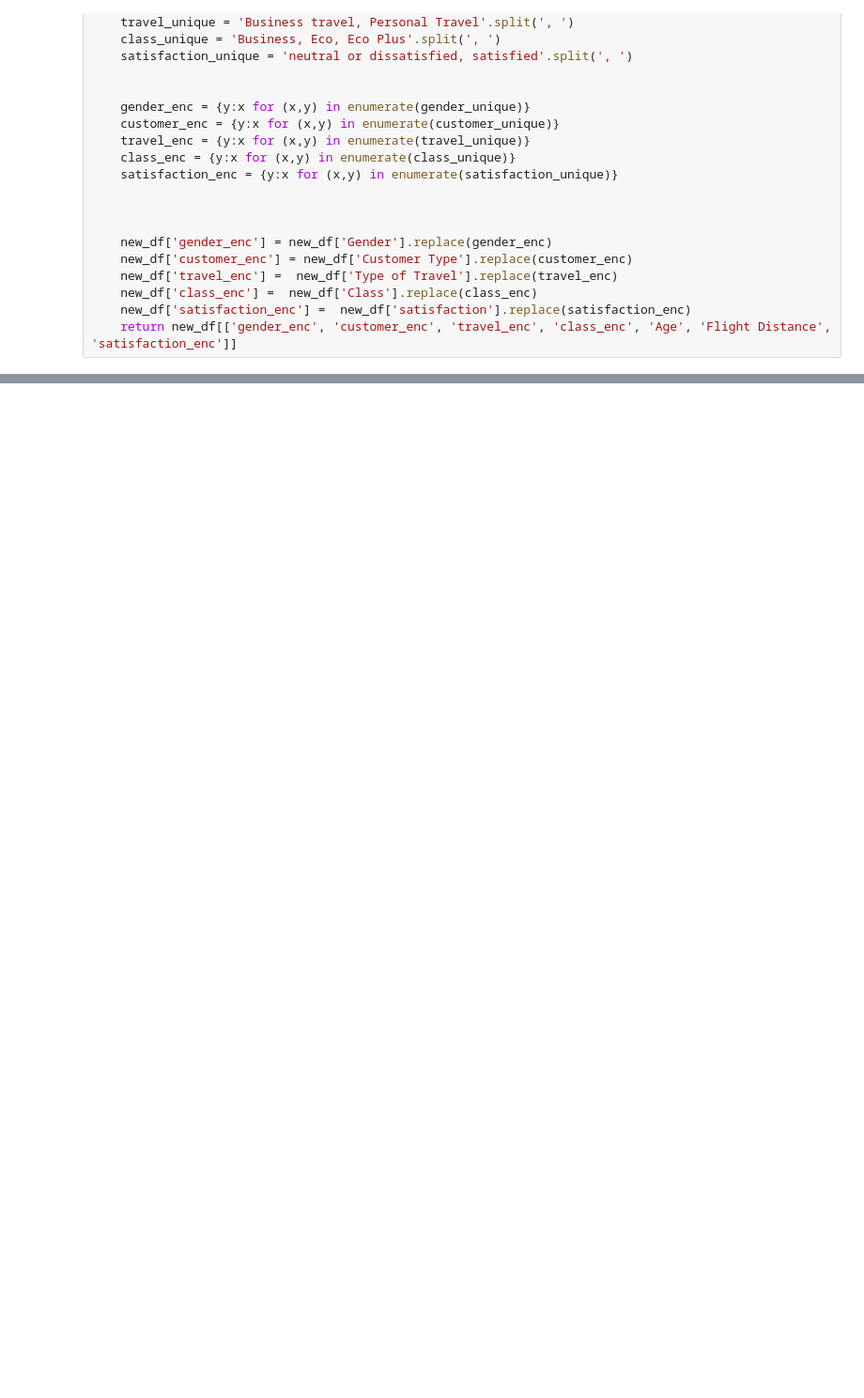
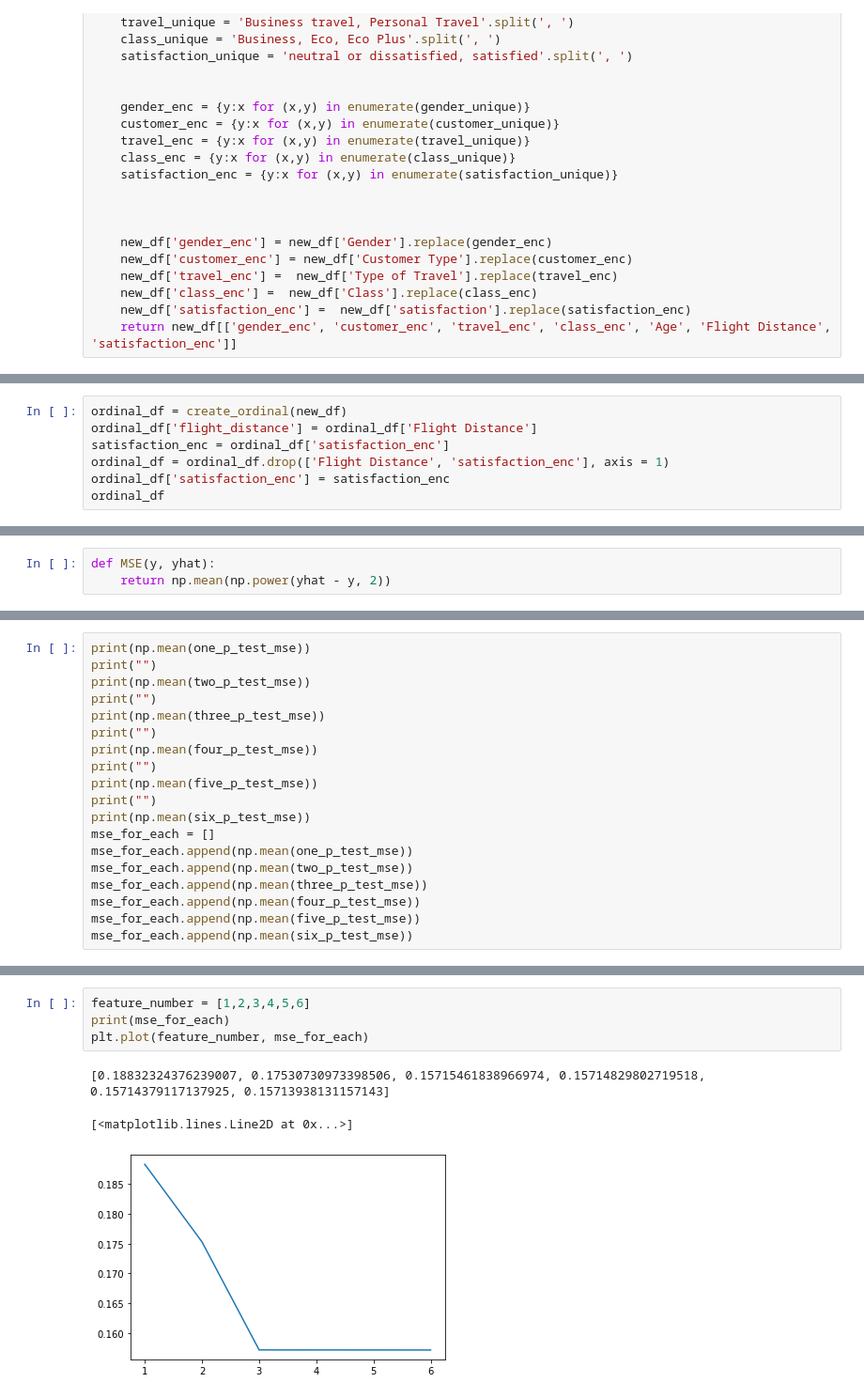
Before and after one commit to GihoKim-DataScientist/passenger_satisfaction_analysis, a Jupyter notebook: Project.ipynb, the cells around one changed output, grey strips where cells are left out. Shown at 94% size. Cells and saved outputs as stored; diff of their text form; blank space fills up the shorter version.

```diff
--- a/Project.ipynb
+++ b/Project.ipynb
@@ -174,0 +178,7 @@ Name: class_enc, dtype: int64
+# %%
+ordinal_df = create_ordinal(new_df)
+ordinal_df['flight_distance'] = ordinal_df['Flight Distance']
+satisfaction_enc = ordinal_df['satisfaction_enc']
+ordinal_df = ordinal_df.drop(['Flight Distance', 'satisfaction_enc'], axis = 1)
+ordinal_df['satisfaction_enc'] = satisfaction_enc
+ordinal_df
@@ -205,0 +225,3 @@ dtype: float64
+# %%
+def MSE(y, yhat):
+    return np.mean(np.power(yhat - y, 2))
@@ -205,0 +494,19 @@ dtype: float64
+# %%
+print(np.mean(one_p_test_mse))
+print("")
+print(np.mean(two_p_test_mse))
+print("")
+print(np.mean(three_p_test_mse))
+print("")
+print(np.mean(four_p_test_mse))
+print("")
+print(np.mean(five_p_test_mse))
+print("")
+print(np.mean(six_p_test_mse))
+mse_for_each = []
+mse_for_each.append(np.mean(one_p_test_mse))
+mse_for_each.append(np.mean(two_p_test_mse))
+mse_for_each.append(np.mean(three_p_test_mse))
+mse_for_each.append(np.mean(four_p_test_mse))
+mse_for_each.append(np.mean(five_p_test_mse))
+mse_for_each.append(np.mean(six_p_test_mse))
@@ -205,0 +525,8 @@ dtype: float64
+# %%
+feature_number = [1,2,3,4,5,6]
+print(mse_for_each)
+plt.plot(feature_number, mse_for_each)
+# %% [output]
+[0.18832324376239007, 0.17530730973398506, 0.15715461838966974, 0.15714829802719518, 0.15714379117137925, 0.15713938131157143]
+[<matplotlib.lines.Line2D at 0x...>]
+[figure, added]
```
Also changed, not shown: parts of 25 cells of this notebook.
